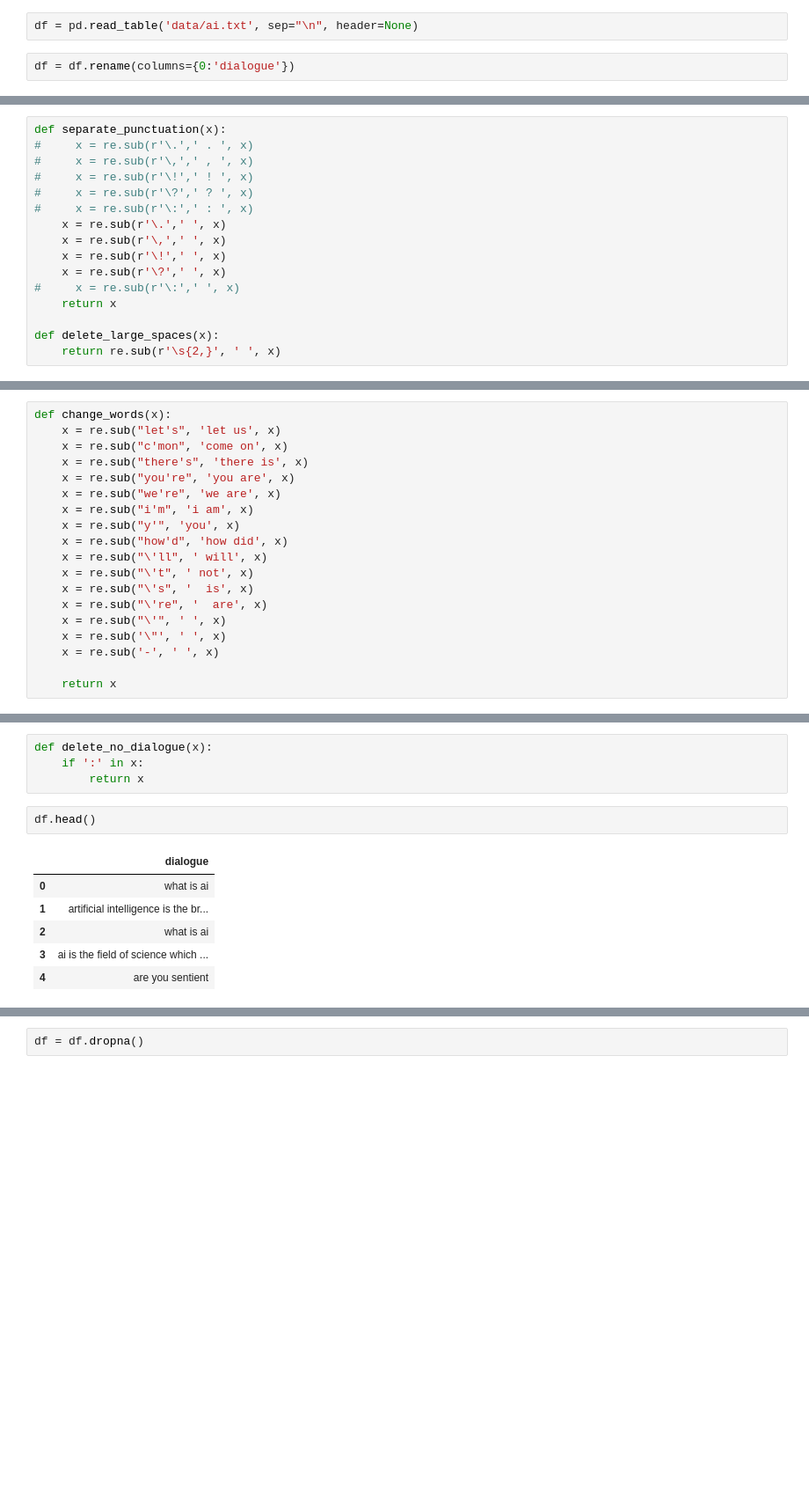
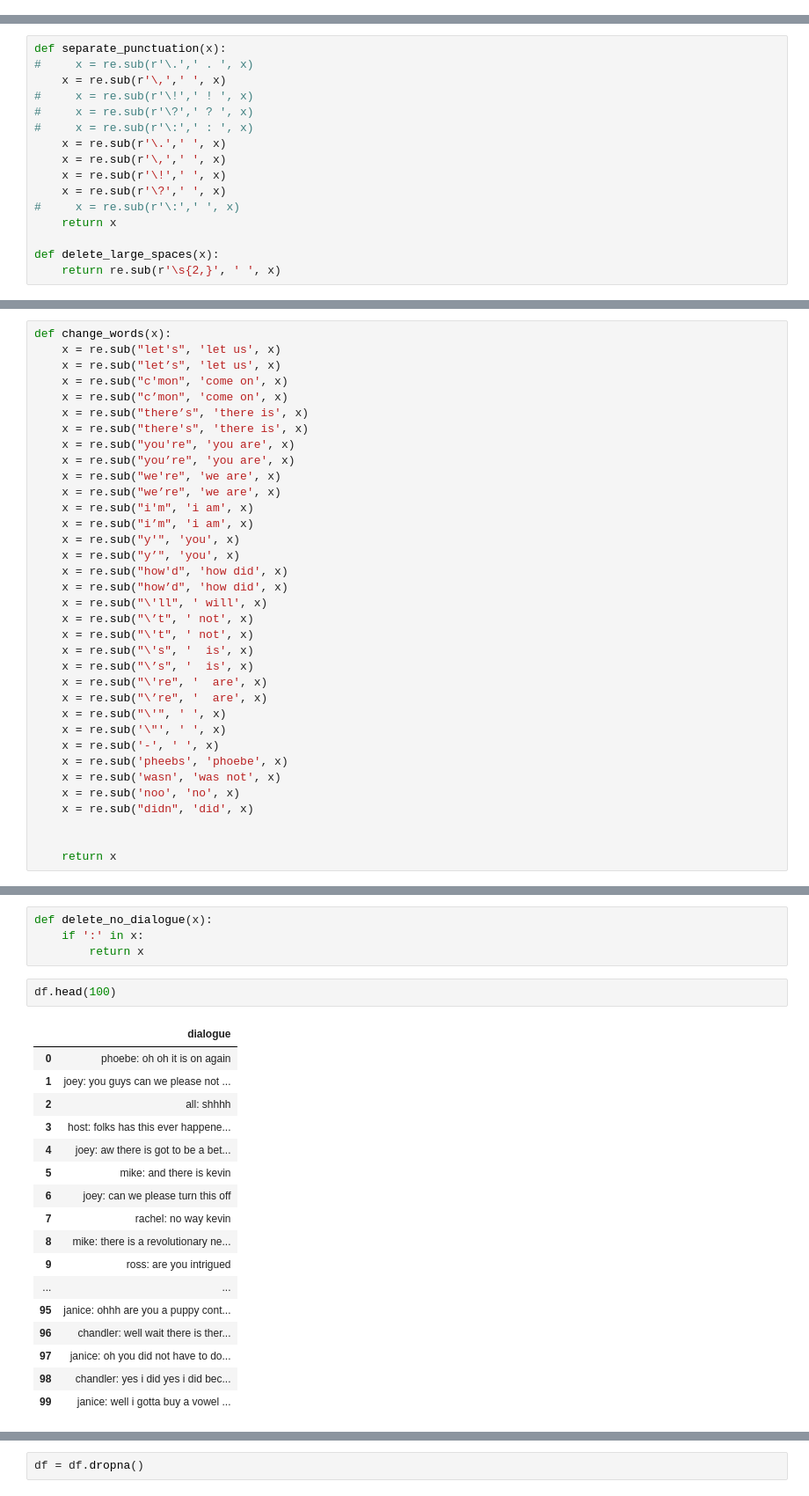
Before and after one commit to elmonsomiat/friends_bot_keras, a Jupyter notebook: friends_bot_keras.ipynb, the cells around one changed output, grey strips where cells are left out. Shown: that part at 88% size. Saved outputs shown, nothing was run; the diff lists cells and outputs as text; blank space fills up the shorter version.

```diff
--- a/friends_bot_keras.ipynb
+++ b/friends_bot_keras.ipynb
@@ -26,9 +19,5 @@ port.txt
 # %%
 df = df.reset_index(drop=True)
-# %%
-df = pd.read_table('data/ai.txt', sep="\n", header=None)
-# %%
-df = df.rename(columns={0:'dialogue'})
 # %%
 import re
 
@@ -50,7 +39,7 @@ df = df.dropna().reset_index(drop=True)
 # %%
 def separate_punctuation(x):
 #     x = re.sub(r'\.',' . ', x)
-#     x = re.sub(r'\,',' , ', x)
+    x = re.sub(r'\,',' ', x)
 #     x = re.sub(r'\!',' ! ', x)
 #     x = re.sub(r'\?',' ? ', x)
 #     x = re.sub(r'\:',' : ', x)
@@ -70,20 +59,36 @@ df.dialogue = df.dialogue.str.lower()
 # %%
 def change_words(x):
     x = re.sub("let's", 'let us', x)
+    x = re.sub("let’s", 'let us', x)
     x = re.sub("c'mon", 'come on', x)
+    x = re.sub("c’mon", 'come on', x)
+    x = re.sub("there’s", 'there is', x)
     x = re.sub("there's", 'there is', x)
     x = re.sub("you're", 'you are', x)
+    x = re.sub("you’re", 'you are', x)
     x = re.sub("we're", 'we are', x)
+    x = re.sub("we’re", 'we are', x)
     x = re.sub("i'm", 'i am', x)
+    x = re.sub("i’m", 'i am', x)
     x = re.sub("y'", 'you', x)
+    x = re.sub("y’", 'you', x)
     x = re.sub("how'd", 'how did', x)
+    x = re.sub("how’d", 'how did', x)
     x = re.sub("\'ll", ' will', x)
+    x = re.sub("\’t", ' not', x)
     x = re.sub("\'t", ' not', x)
     x = re.sub("\'s", '  is', x)
+    x = re.sub("\’s", '  is', x)
     x = re.sub("\'re", '  are', x)
+    x = re.sub("\’re", '  are', x)
     x = re.sub("\'", ' ', x)
     x = re.sub('\"', ' ', x)
     x = re.sub('-', ' ', x)
+    x = re.sub('pheebs', 'phoebe', x)
+    x = re.sub('wasn', 'was not', x)
+    x = re.sub('noo', 'no', x)
+    x = re.sub("didn", 'did', x)
+
 
     return x
 # %%
@@ -93,11 +98,22 @@ def delete_no_dialogue(x):
     if ':' in x:
         return x
 # %%
-df.head()
+df.head(100)
 # %% [output]
 |  | dialogue |
-| 0 | what is ai |
-| 1 | artificial intelligence is the br... |
-| 2 | what is ai |
-| 3 | ai is the field of science which ... |
-| 4 | are you sentient |
+| 0 | phoebe: oh oh it is on again |
+| 1 | joey: you guys can we please not ... |
+| 2 | all: shhhh |
+| 3 | host: folks has this ever happene... |
+| 4 | joey: aw there is got to be a bet... |
+| 5 | mike: and there is kevin |
+| 6 | joey: can we please turn this off |
+| 7 | rachel: no way kevin |
+| 8 | mike: there is a revolutionary ne... |
+| 9 | ross: are you intrigued |
+| ... | ... |
+| 95 | janice: ohhh are you a puppy cont... |
+| 96 | chandler: well wait there is ther... |
+| 97 | janice: oh you did not have to do... |
+| 98 | chandler: yes i did yes i did bec... |
+| 99 | janice: well i gotta buy a vowel ... |
```
Also changed, not shown: parts of 42 cells of this notebook, 1 other file.
